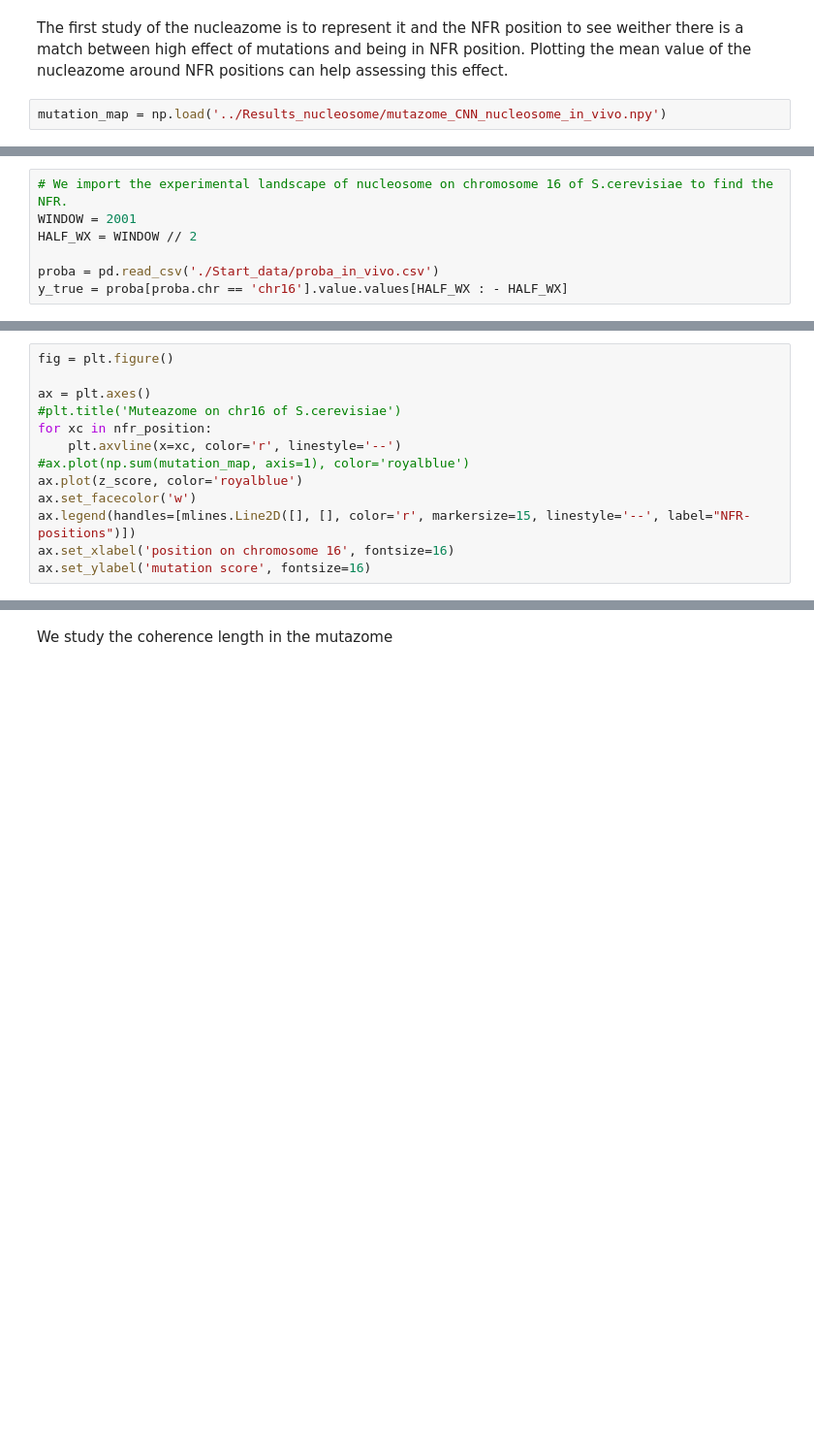
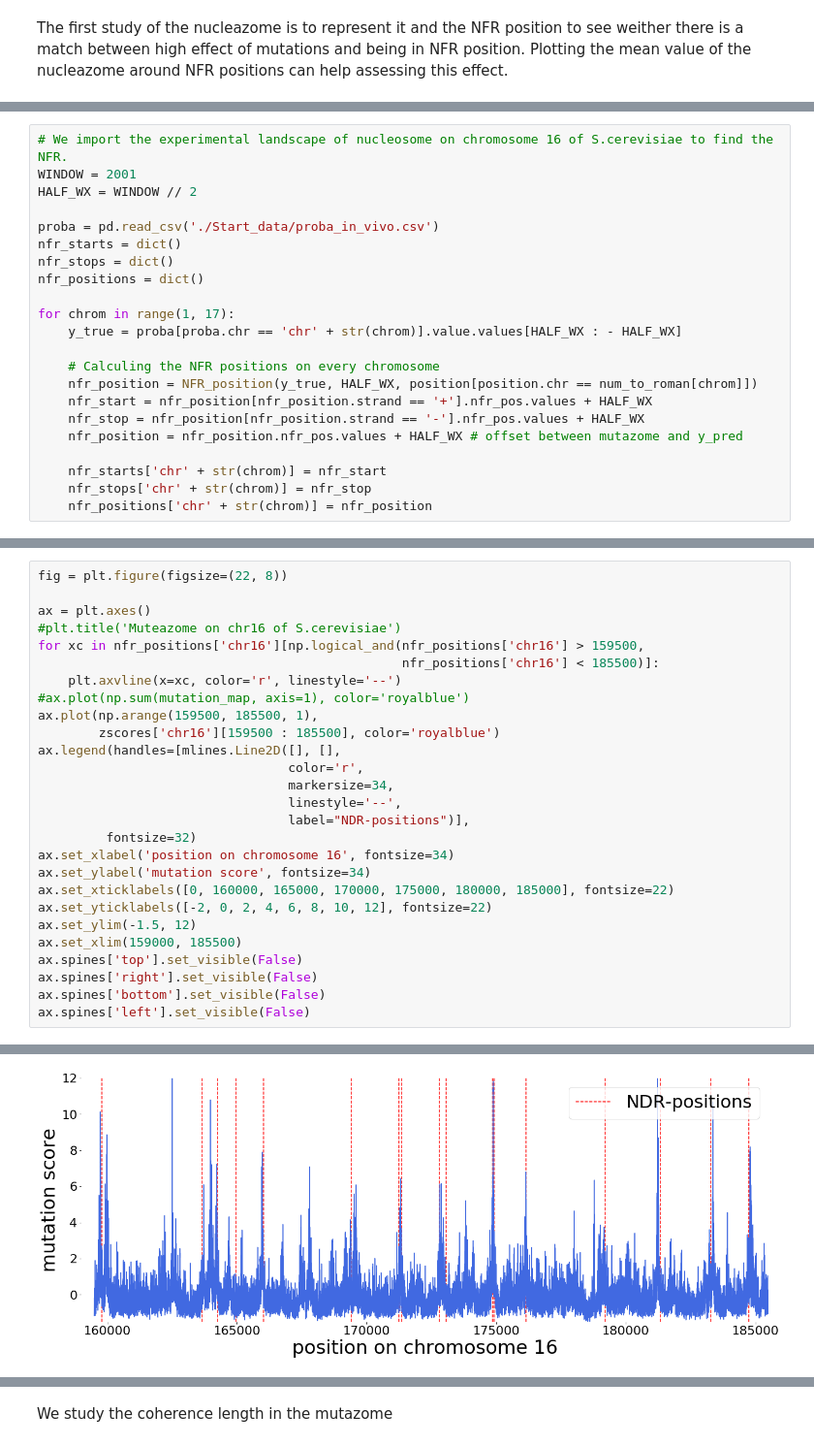
Before and after one commit to etirouthier/NucleosomeDensity, a Jupyter notebook: Programme/Studying_mutazome.ipynb, the cells around one changed output, grey strips where cells are left out. Shown: that part at 97% size. Saved outputs shown, nothing was run; the diff lists cells and outputs as text; blank space fills up the shorter version.

```diff
--- a/Programme/Studying_mutazome.ipynb
+++ b/Programme/Studying_mutazome.ipynb
@@ -30,5 +31,3 @@ from MyModuleLibrary.array_modifier import rolling_window
 # %% [markdown]
 The first study of the nucleazome is to represent it and the NFR position to see weither there is a match between high effect of mutations and being in NFR position.
 Plotting the mean value of the nucleazome around NFR positions can help assessing this effect.
-# %%
-mutation_map = np.load('../Results_nucleosome/mutazome_CNN_nucleosome_in_vivo.npy')
@@ -53,4 +151,19 @@ WINDOW = 2001
 HALF_WX = WINDOW // 2
 
 proba = pd.read_csv('./Start_data/proba_in_vivo.csv')
-y_true = proba[proba.chr == 'chr16'].value.values[HALF_WX : - HALF_WX]
+nfr_starts = dict()
+nfr_stops = dict()
+nfr_positions = dict()
+
+for chrom in range(1, 17):
+    y_true = proba[proba.chr == 'chr' + str(chrom)].value.values[HALF_WX : - HALF_WX]
+
+    # Calculing the NFR positions on every chromosome
+    nfr_position = NFR_position(y_true, HALF_WX, position[position.chr == num_to_roman[chrom]])
+    nfr_start = nfr_position[nfr_position.strand == '+'].nfr_pos.values + HALF_WX
+    nfr_stop = nfr_position[nfr_position.strand == '-'].nfr_pos.values + HALF_WX
+    nfr_position = nfr_position.nfr_pos.values + HALF_WX # offset between mutazome and y_pred
+
+    nfr_starts['chr' + str(chrom)] = nfr_start
+    nfr_stops['chr' + str(chrom)] = nfr_stop
+    nfr_positions['chr' + str(chrom)] = nfr_position
@@ -67,14 +209,28 @@ z_score /= np.std(z_score)
 # %%
-fig = plt.figure()
+fig = plt.figure(figsize=(22, 8))
 
 ax = plt.axes()
 #plt.title('Muteazome on chr16 of S.cerevisiae')
-for xc in nfr_position:
+for xc in nfr_positions['chr16'][np.logical_and(nfr_positions['chr16'] > 159500,
+                                                nfr_positions['chr16'] < 185500)]:
     plt.axvline(x=xc, color='r', linestyle='--')
 #ax.plot(np.sum(mutation_map, axis=1), color='royalblue')
-ax.plot(z_score, color='royalblue')
-ax.set_facecolor('w')
-ax.legend(handles=[mlines.Line2D([], [], color='r', markersize=15, linestyle='--', label="NFR-positions")])
-ax.set_xlabel('position on chromosome 16', fontsize=16)
-ax.set_ylabel('mutation score', fontsize=16)
+ax.plot(np.arange(159500, 185500, 1),
+        zscores['chr16'][159500 : 185500], color='royalblue')
+ax.legend(handles=[mlines.Line2D([], [],
+                                 color='r',
+                                 markersize=34,
+                                 linestyle='--',
+                                 label="NDR-positions")],
+         fontsize=32)
+ax.set_xlabel('position on chromosome 16', fontsize=34)
+ax.set_ylabel('mutation score', fontsize=34)
+ax.set_xticklabels([0, 160000, 165000, 170000, 175000, 180000, 185000], fontsize=22)
+ax.set_yticklabels([-2, 0, 2, 4, 6, 8, 10, 12], fontsize=22)
+ax.set_ylim(-1.5, 12)
+ax.set_xlim(159000, 185500)
+ax.spines['top'].set_visible(False)
+ax.spines['right'].set_visible(False)
+ax.spines['bottom'].set_visible(False)
+ax.spines['left'].set_visible(False)
 # %% [output]
@@ -83,0 +237 @@ Text(0, 0.5, 'mutation score')
+[figure, added]
```
Also changed, not shown: parts of 97 cells of this notebook, 11 other files.
